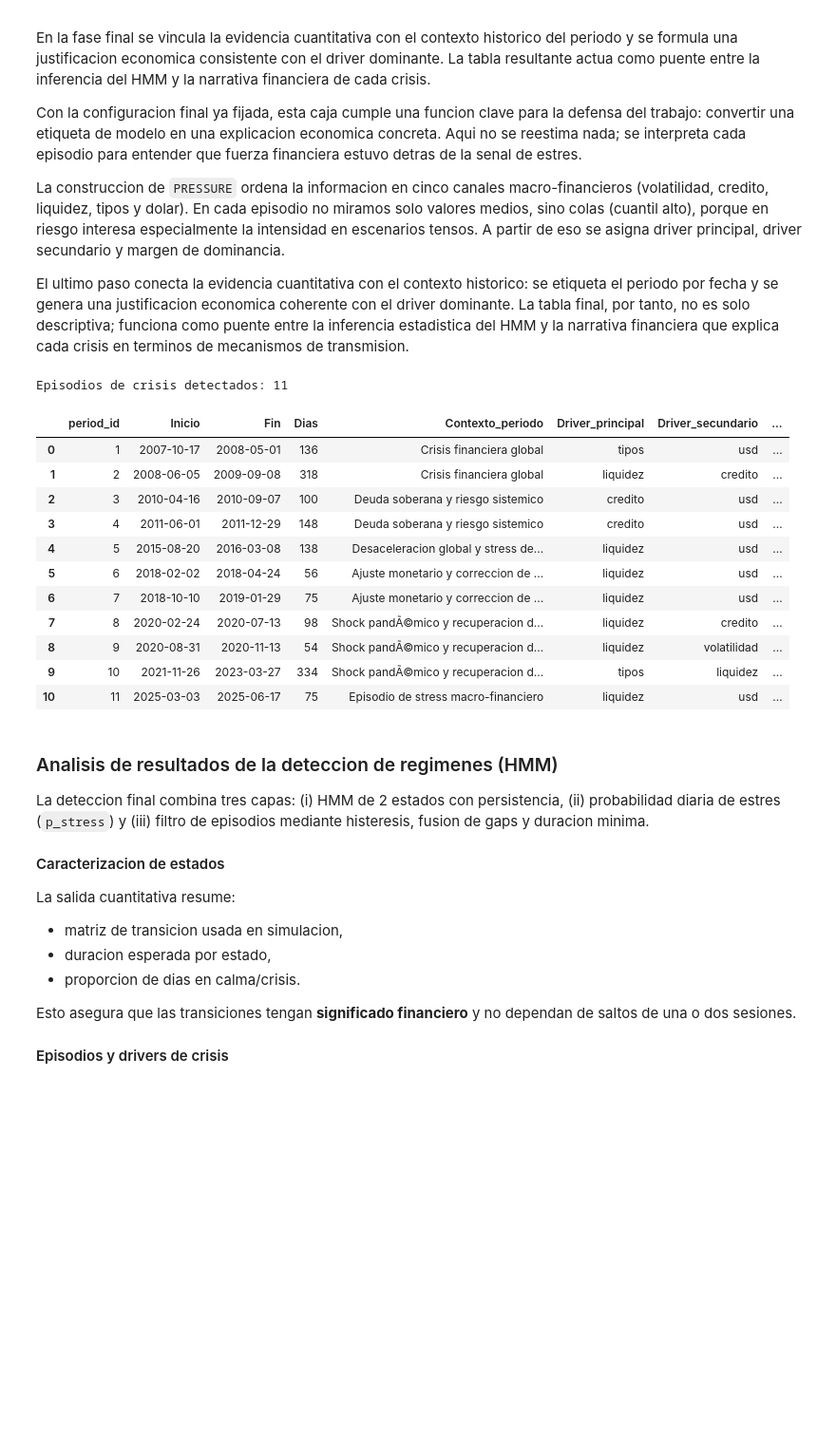
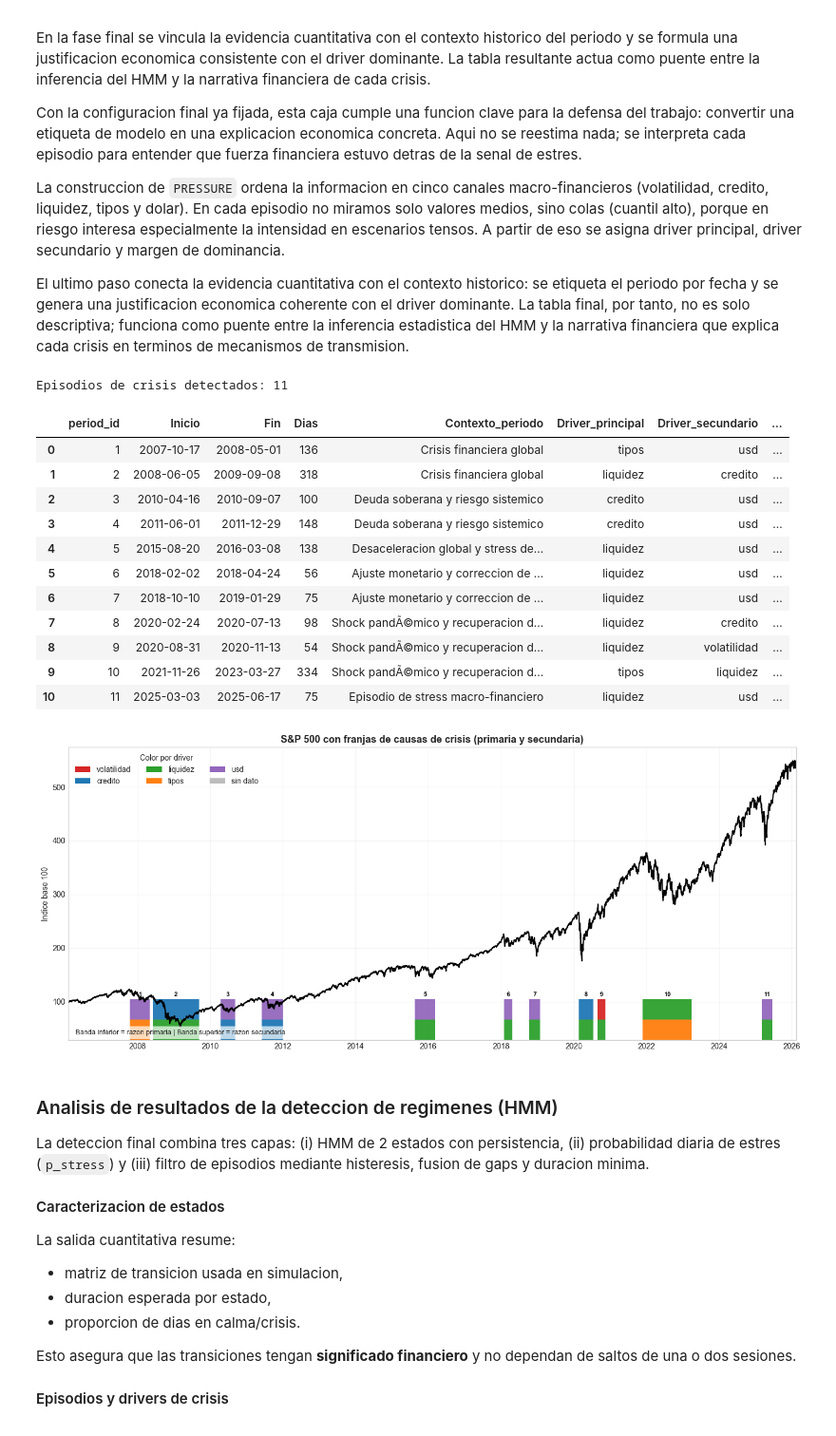
Before and after one commit to ALBERELVIS/Practica_Gesti-n_Riesgos, a Jupyter notebook: Practica_Riesgos_Final.ipynb, the cells around one changed output. Shown at 95% size. Cells and saved outputs as stored; diff of their text form; code cells hidden in the pictures; blank space fills up the shorter version.

```diff
--- a/Practica_Riesgos_Final.ipynb
+++ b/Practica_Riesgos_Final.ipynb
@@ -1838,33 +1846,97 @@ print(f"Episodios de crisis detectados: {len(crisis_justified_display)}")
 display(
     crisis_justified_display[
         [
             "period_id",
             "Inicio",
             "Fin",
             "Dias",
             "Contexto_periodo",
             "Driver_principal",
             "Driver_secundario",
             "Prob_media_estres",
             "Margen_driver",
             "Justificacion_economica",
         ]
     ]
 )
+
+# Grafico del S&P 500 con franjas de causas por episodio.
+import matplotlib.pyplot as plt
+from matplotlib.patches import Patch
+
+driver_palette = {
+    "volatilidad": "#d62728",  # rojo
+    "credito": "#1f77b4",      # azul
+    "liquidez": "#2ca02c",     # verde
+    "tipos": "#ff7f0e",        # naranja
+    "usd": "#9467bd",          # morado
+}
+neutral_color = "#bdbdbd"
+
+sp_series = prices[MARKET_TICKER].loc[returns.index].dropna()
+sp_base100 = (sp_series / sp_series.iloc[0]) * 100.0
+
+fig, ax = plt.subplots(figsize=(14, 6))
+ax.plot(sp_base100.index, sp_base100.values, color="black", linewidth=1.6, label="S&P 500 (base 100)")
+
+for _, row in crisis_justified.iterrows():
+    start_dt, end_dt = row["Inicio"], row["Fin"]
+    color_primary = driver_palette.get(row["Driver_principal"], neutral_color)
+    color_secondary = driver_palette.get(row["Driver_secundario"], neutral_color)
+
+    # Banda inferior: razon primaria. Banda superior: razon secundaria.
+    ax.axvspan(start_dt, end_dt, ymin=0.00, ymax=0.07, color=color_primary, alpha=0.95, linewidth=0)
+    ax.axvspan(start_dt, end_dt, ymin=0.07, ymax=0.14, color=color_secondary, alpha=0.95, linewidth=0)
+
+    mid_dt = start_dt + (end_dt - start_dt) / 2
+    ax.text(
+        mid_dt,
+        0.145,
+        f"{int(row['period_id'])}",
+        transform=ax.get_xaxis_transform(),
+        ha="center",
+        va="bottom",
+        fontsize=8,
+        fontweight="bold",
+        color="black",
+    )
+
+ax.set_title("S&P 500 con franjas de causas de crisis (primaria y secundaria)", fontsize=13, fontweight="bold")
+ax.set_ylabel("Indice base 100")
+ax.grid(True, alpha=0.20)
+ax.margins(x=0)
+
+legend_order = ["volatilidad", "credito", "liquidez", "tipos", "usd"]
+legend_handles = [Patch(facecolor=driver_palette[k], edgecolor="none", label=k) for k in legend_order]
+legend_handles.append(Patch(facecolor=neutral_color, edgecolor="none", label="sin dato"))
+ax.legend(handles=legend_handles, title="Color por driver", ncol=3, loc="upper left")
+
+ax.text(
+    0.01,
+    0.02,
+    "Banda inferior = razon primaria | Banda superior = razon secundaria",
+    transform=ax.transAxes,
+    fontsize=9,
+    bbox={"facecolor": "white", "alpha": 0.7, "edgecolor": "none"},
+)
+
+plt.tight_layout()
+plt.show()
 # %% [output]
 Episodios de crisis detectados: 11
 |  | period_id | Inicio | Fin | Dias | Contexto_periodo | Driver_principal | Driver_secundario | ... |
 | 0 | 1 | 2007-10-17 | 2008-05-01 | 136 | Crisis financiera global | tipos | usd | ... |
 | 1 | 2 | 2008-06-05 | 2009-09-08 | 318 | Crisis financiera global | liquidez | credito | ... |
 | 2 | 3 | 2010-04-16 | 2010-09-07 | 100 | Deuda soberana y riesgo sistemico | credito | usd | ... |
 | 3 | 4 | 2011-06-01 | 2011-12-29 | 148 | Deuda soberana y riesgo sistemico | credito | usd | ... |
 | 4 | 5 | 2015-08-20 | 2016-03-08 | 138 | Desaceleracion global y stress de... | liquidez | usd | ... |
 | 5 | 6 | 2018-02-02 | 2018-04-24 | 56 | Ajuste monetario y correccion de ... | liquidez | usd | ... |
 | 6 | 7 | 2018-10-10 | 2019-01-29 | 75 | Ajuste monetario y correccion de ... | liquidez | usd | ... |
 | 7 | 8 | 2020-02-24 | 2020-07-13 | 98 | Shock pandÃ©mico y recuperacion d... | liquidez | credito | ... |
 | 8 | 9 | 2020-08-31 | 2020-11-13 | 54 | Shock pandÃ©mico y recuperacion d... | liquidez | volatilidad | ... |
 | 9 | 10 | 2021-11-26 | 2023-03-27 | 334 | Shock pandÃ©mico y recuperacion d... | tipos | liquidez | ... |
 | 10 | 11 | 2025-03-03 | 2025-06-17 | 75 | Episodio de stress macro-financiero | liquidez | usd | ... |
+[figure, added]
 # %% [markdown]
 ### Analisis de resultados de la deteccion de regimenes (HMM)
 
```
Also changed, not shown: parts of 10 cells of this notebook.
